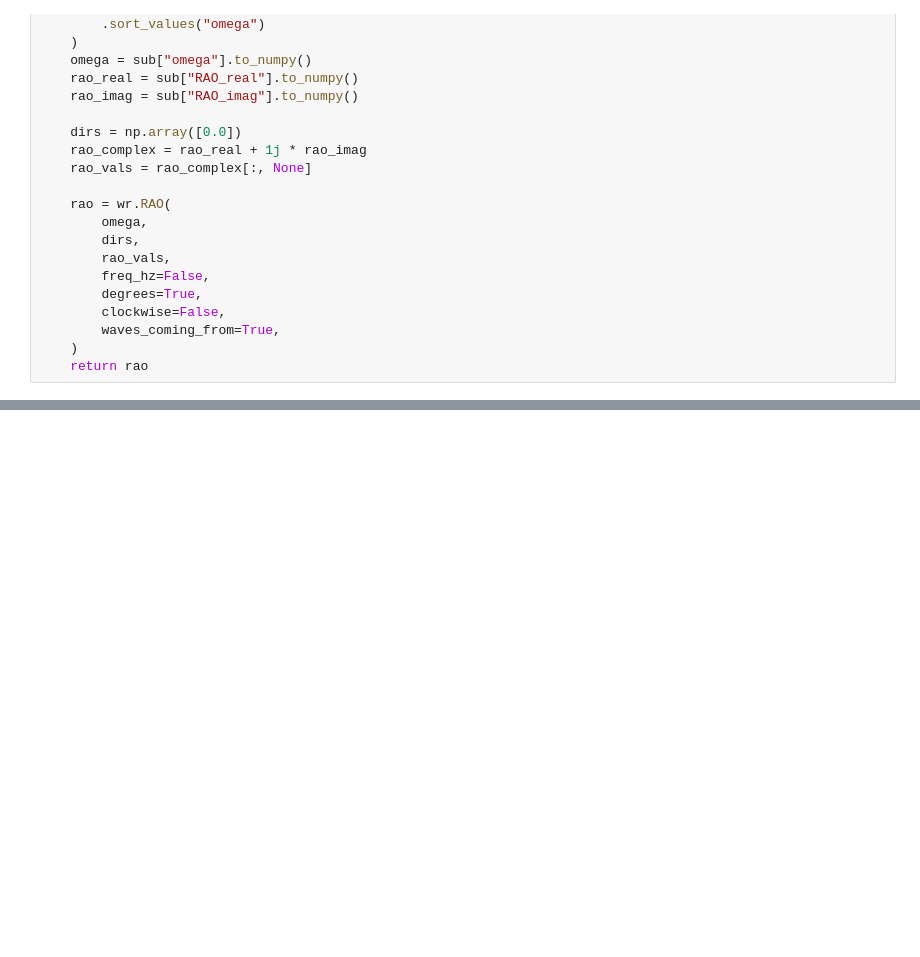
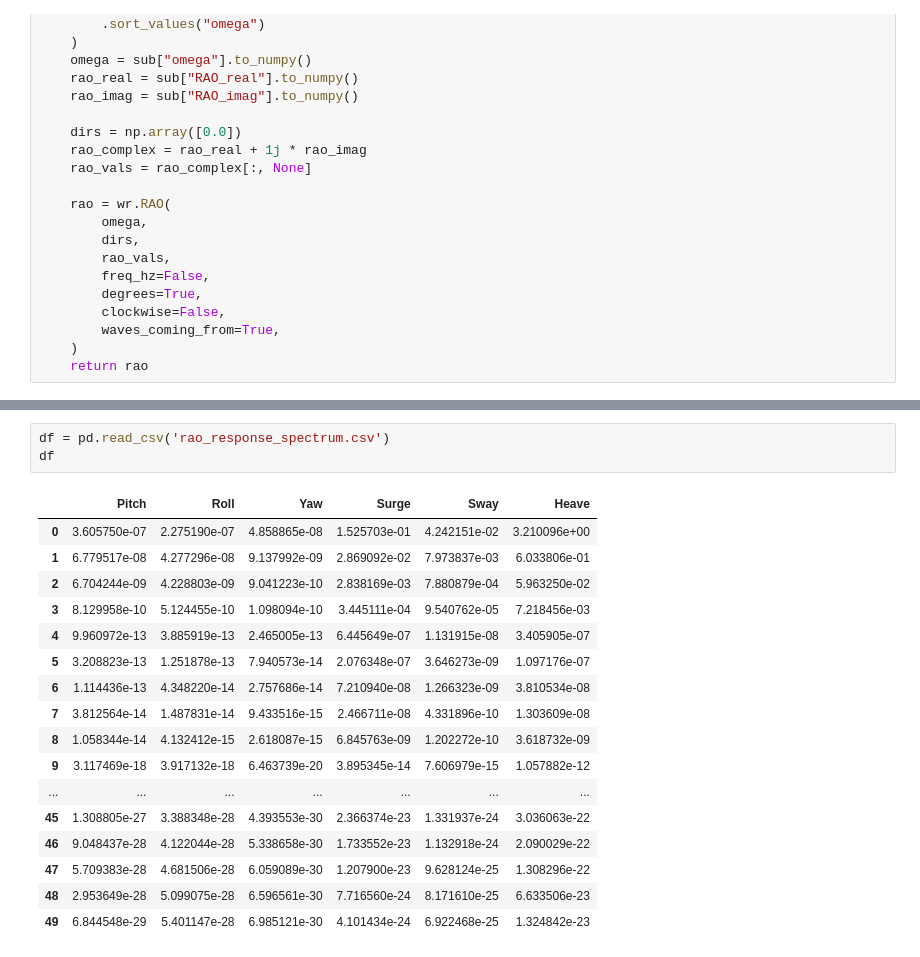
Before and after one commit to AkkuRam/project15, a Jupyter notebook: rao_response.ipynb, the cells around one changed output, grey strips where cells are left out. Drawn from its saved outputs; the diff is of its cells as text; blank space fills up the shorter version.

```diff
--- a/rao_response.ipynb
+++ b/rao_response.ipynb
@@ -121,0 +132,21 @@ plt.show()
+# %%
+df = pd.read_csv('rao_response_spectrum.csv')
+df
+# %% [output]
+|  | Pitch | Roll | Yaw | Surge | Sway | Heave |
+| 0 | 3.605750e-07 | 2.275190e-07 | 4.858865e-08 | 1.525703e-01 | 4.242151e-02 | 3.210096e+00 |
+| 1 | 6.779517e-08 | 4.277296e-08 | 9.137992e-09 | 2.869092e-02 | 7.973837e-03 | 6.033806e-01 |
+| 2 | 6.704244e-09 | 4.228803e-09 | 9.041223e-10 | 2.838169e-03 | 7.880879e-04 | 5.963250e-02 |
+| 3 | 8.129958e-10 | 5.124455e-10 | 1.098094e-10 | 3.445111e-04 | 9.540762e-05 | 7.218456e-03 |
+| 4 | 9.960972e-13 | 3.885919e-13 | 2.465005e-13 | 6.445649e-07 | 1.131915e-08 | 3.405905e-07 |
+| 5 | 3.208823e-13 | 1.251878e-13 | 7.940573e-14 | 2.076348e-07 | 3.646273e-09 | 1.097176e-07 |
+| 6 | 1.114436e-13 | 4.348220e-14 | 2.757686e-14 | 7.210940e-08 | 1.266323e-09 | 3.810534e-08 |
+| 7 | 3.812564e-14 | 1.487831e-14 | 9.433516e-15 | 2.466711e-08 | 4.331896e-10 | 1.303609e-08 |
+| 8 | 1.058344e-14 | 4.132412e-15 | 2.618087e-15 | 6.845763e-09 | 1.202272e-10 | 3.618732e-09 |
+| 9 | 3.117469e-18 | 3.917132e-18 | 6.463739e-20 | 3.895345e-14 | 7.606979e-15 | 1.057882e-12 |
+| ... | ... | ... | ... | ... | ... | ... |
+| 45 | 1.308805e-27 | 3.388348e-28 | 4.393553e-30 | 2.366374e-23 | 1.331937e-24 | 3.036063e-22 |
+| 46 | 9.048437e-28 | 4.122044e-28 | 5.338658e-30 | 1.733552e-23 | 1.132918e-24 | 2.090029e-22 |
+| 47 | 5.709383e-28 | 4.681506e-28 | 6.059089e-30 | 1.207900e-23 | 9.628124e-25 | 1.308296e-22 |
+| 48 | 2.953649e-28 | 5.099075e-28 | 6.596561e-30 | 7.716560e-24 | 8.171610e-25 | 6.633506e-23 |
+| 49 | 6.844548e-29 | 5.401147e-28 | 6.985121e-30 | 4.101434e-24 | 6.922468e-25 | 1.324842e-23 |
```
Also changed, not shown: parts of 5 cells of this notebook, 54 other files.
